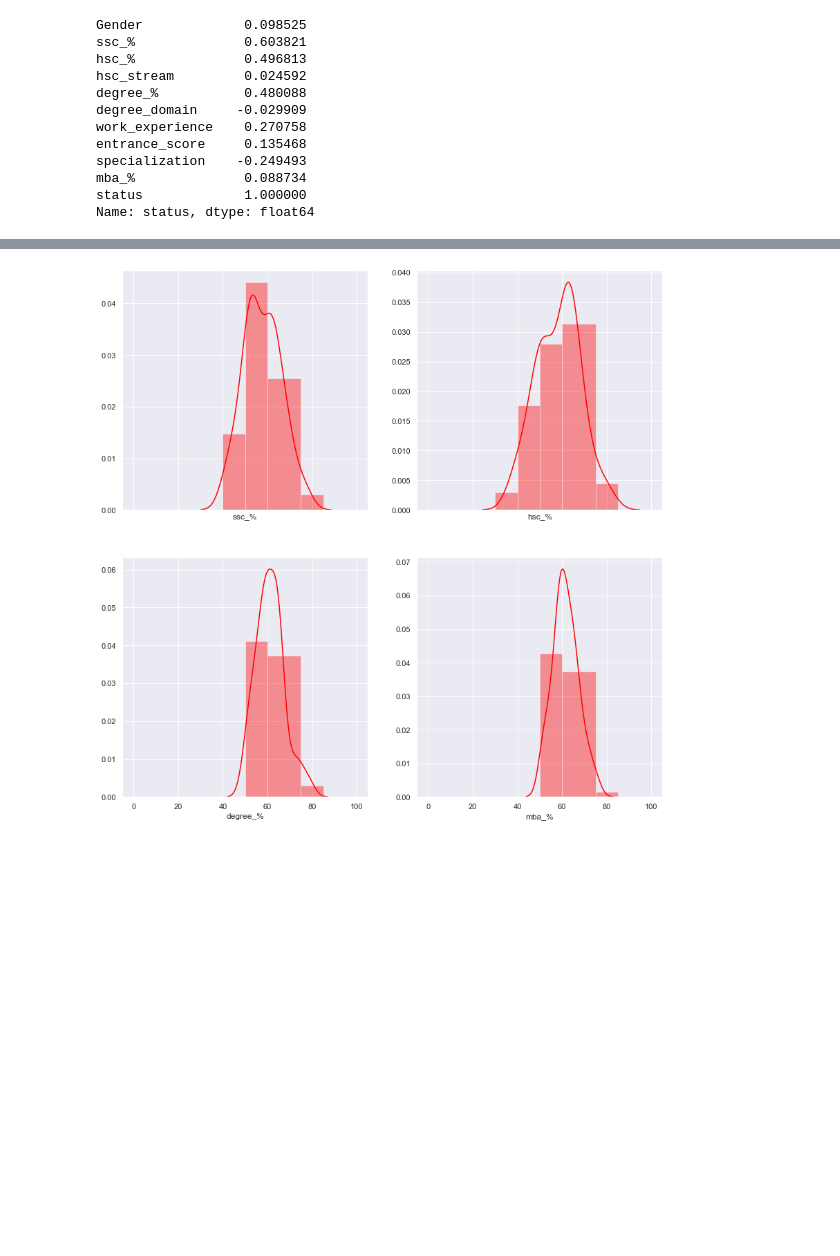
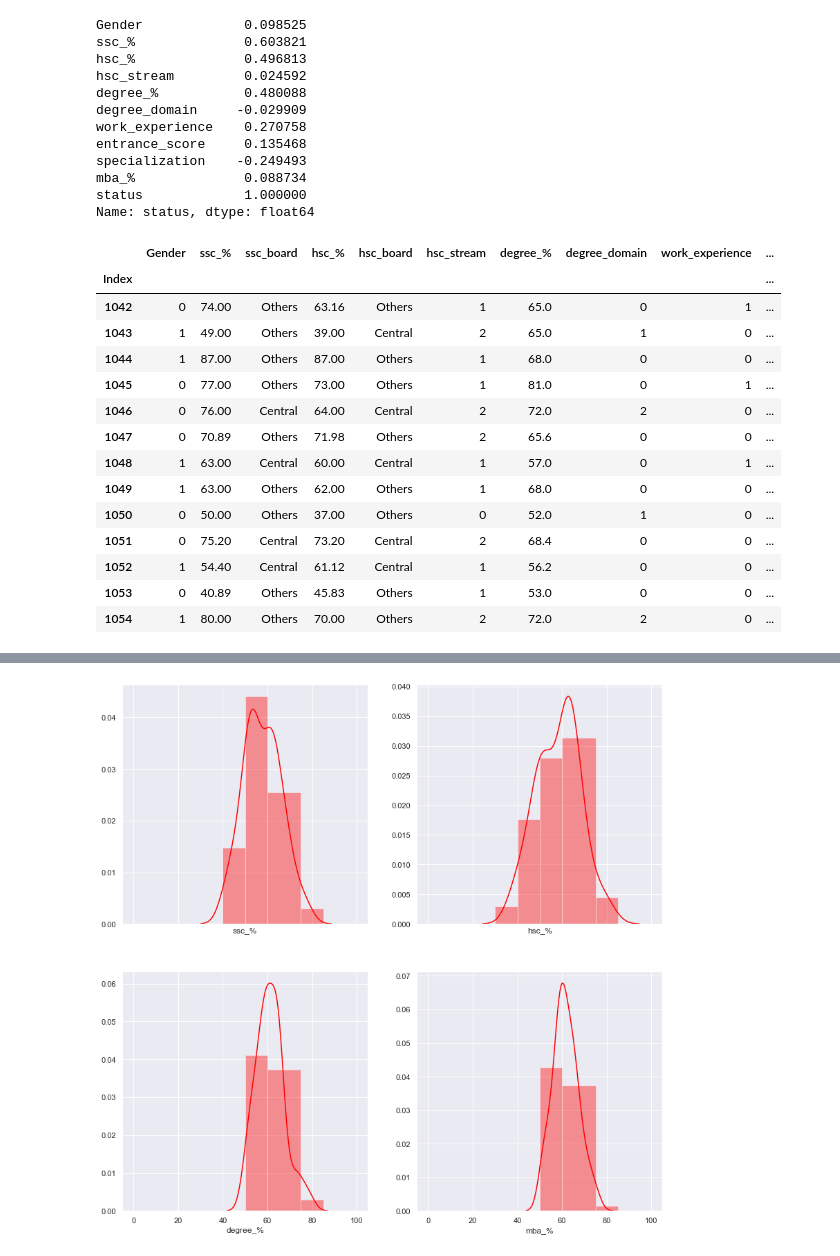
Before and after one commit to Graphtrack/IIMR-Phoenix, a Jupyter notebook: Pheonix analysis.ipynb, the cells around one changed output, grey strips where cells are left out. Cells and saved outputs as stored; diff of their text form; code cells hidden in the pictures; blank space fills up the shorter version.

```diff
--- a/Pheonix analysis.ipynb
+++ b/Pheonix analysis.ipynb
@@ -34,7 +34,23 @@ mba_%              0.088734
 status             1.000000
 Name: status, dtype: float64
 # %%
-#df.iloc[42:55,:]
+df.iloc[42:55,:]
+# %% [output]
+|  | Gender | ssc_% | ssc_board | hsc_% | hsc_board | hsc_stream | degree_% | degree_domain | work_experience | ... |
+| Index |  |  |  |  |  |  |  |  |  | ... |
+| 1042 | 0 | 74.00 | Others | 63.16 | Others | 1 | 65.0 | 0 | 1 | ... |
+| 1043 | 1 | 49.00 | Others | 39.00 | Central | 2 | 65.0 | 1 | 0 | ... |
+| 1044 | 1 | 87.00 | Others | 87.00 | Others | 1 | 68.0 | 0 | 0 | ... |
+| 1045 | 0 | 77.00 | Others | 73.00 | Others | 1 | 81.0 | 0 | 1 | ... |
+| 1046 | 0 | 76.00 | Central | 64.00 | Central | 2 | 72.0 | 2 | 0 | ... |
+| 1047 | 0 | 70.89 | Others | 71.98 | Others | 2 | 65.6 | 0 | 0 | ... |
+| 1048 | 1 | 63.00 | Central | 60.00 | Central | 1 | 57.0 | 0 | 1 | ... |
+| 1049 | 1 | 63.00 | Others | 62.00 | Others | 1 | 68.0 | 0 | 0 | ... |
+| 1050 | 0 | 50.00 | Others | 37.00 | Others | 0 | 52.0 | 1 | 0 | ... |
+| 1051 | 0 | 75.20 | Central | 73.20 | Central | 2 | 68.4 | 0 | 0 | ... |
+| 1052 | 1 | 54.40 | Central | 61.12 | Central | 1 | 56.2 | 0 | 0 | ... |
+| 1053 | 0 | 40.89 | Others | 45.83 | Others | 1 | 53.0 | 0 | 0 | ... |
+| 1054 | 1 | 80.00 | Others | 70.00 | Others | 2 | 72.0 | 2 | 0 | ... |
 # %%
 !pip install seaborn
 # %% [output]
```
Also changed, not shown: parts of 8 cells of this notebook.
